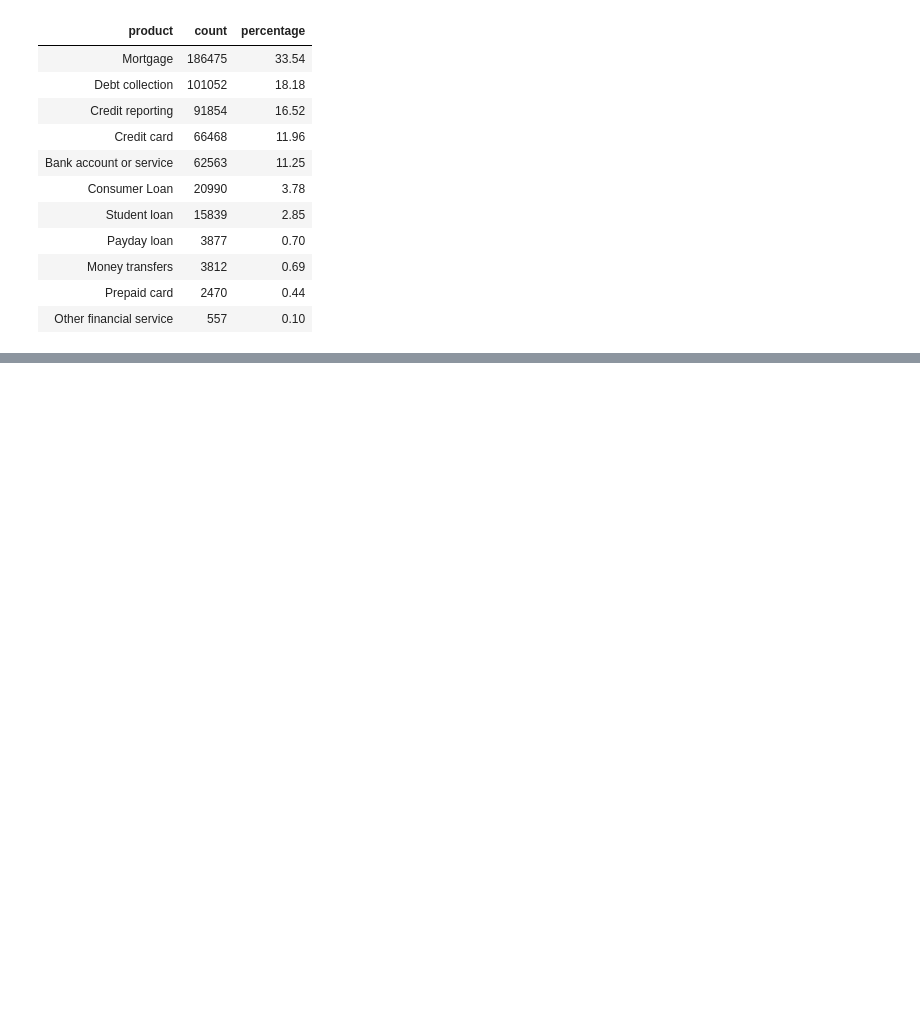
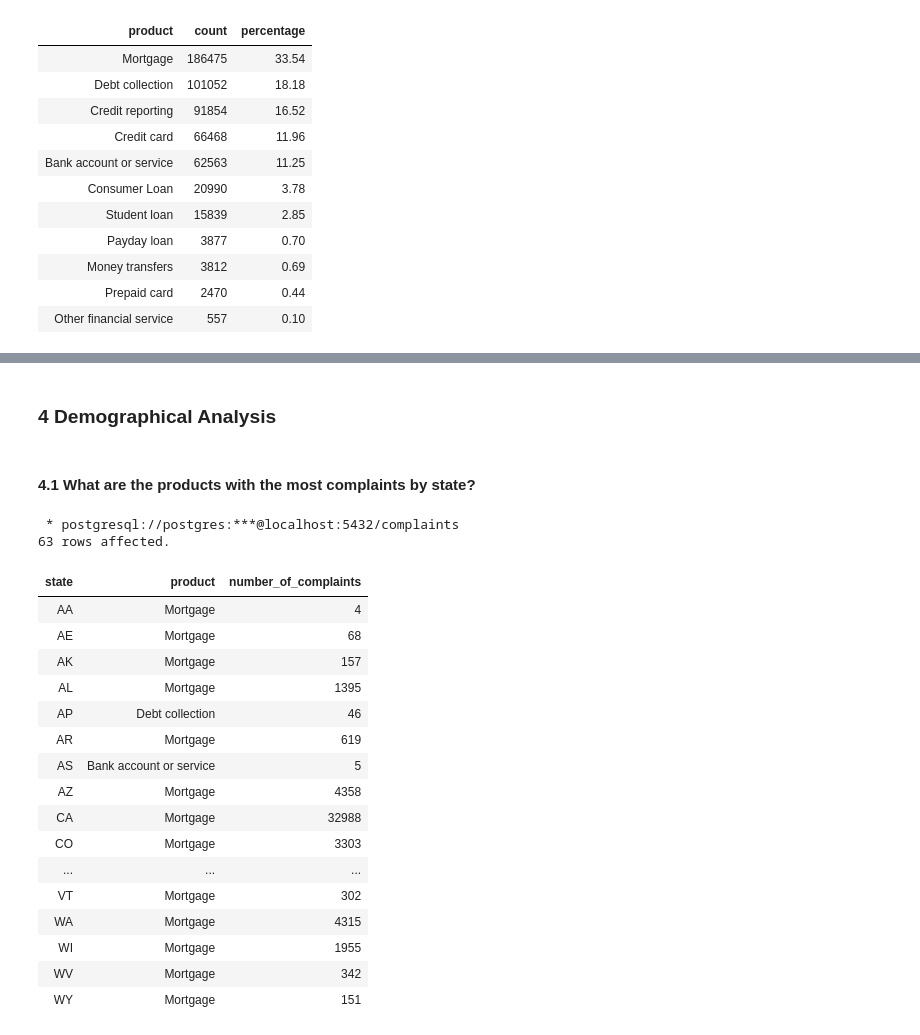
Before and after one commit to Rachel0619/Bank-of-America-Consumer-Complaints-Analysis, a Jupyter notebook: analysis_sql_query.ipynb, the cells around one changed output, grey strips where cells are left out. Cells and saved outputs as stored; diff of their text form; code cells hidden in the pictures; blank space fills up the shorter version.

```diff
--- a/analysis_sql_query.ipynb
+++ b/analysis_sql_query.ipynb
@@ -47,0 +210,46 @@ ORDER BY
+# %% [markdown]
+### 4 Demographical Analysis
+# %% [markdown]
+#### 4.1 What are the products with the most complaints by state?
+# %%
+%%sql
+WITH ranked_products_cte AS(
+    SELECT
+        state,
+        product,
+        COUNT(product) AS number_of_complaints,
+        RANK() OVER (PARTITION BY state ORDER BY COUNT(product) DESC) AS rank
+    FROM
+        complaints
+    GROUP BY
+        state, product
+)
+
+SELECT
+    state,
+    product,
+    number_of_complaints
+FROM
+    ranked_products_cte
+WHERE
+    rank=1 AND state!= 'Unknown'
+# %% [output]
+ * postgresql://postgres:***@localhost:5432/complaints
+63 rows affected.
+| state | product | number_of_complaints |
+| AA | Mortgage | 4 |
+| AE | Mortgage | 68 |
+| AK | Mortgage | 157 |
+| AL | Mortgage | 1395 |
+| AP | Debt collection | 46 |
+| AR | Mortgage | 619 |
+| AS | Bank account or service | 5 |
+| AZ | Mortgage | 4358 |
+| CA | Mortgage | 32988 |
+| CO | Mortgage | 3303 |
+| ... | ... | ... |
+| VT | Mortgage | 302 |
+| WA | Mortgage | 4315 |
+| WI | Mortgage | 1955 |
+| WV | Mortgage | 342 |
+| WY | Mortgage | 151 |
```
Also changed, not shown: parts of 15 cells of this notebook, 2 other files.
